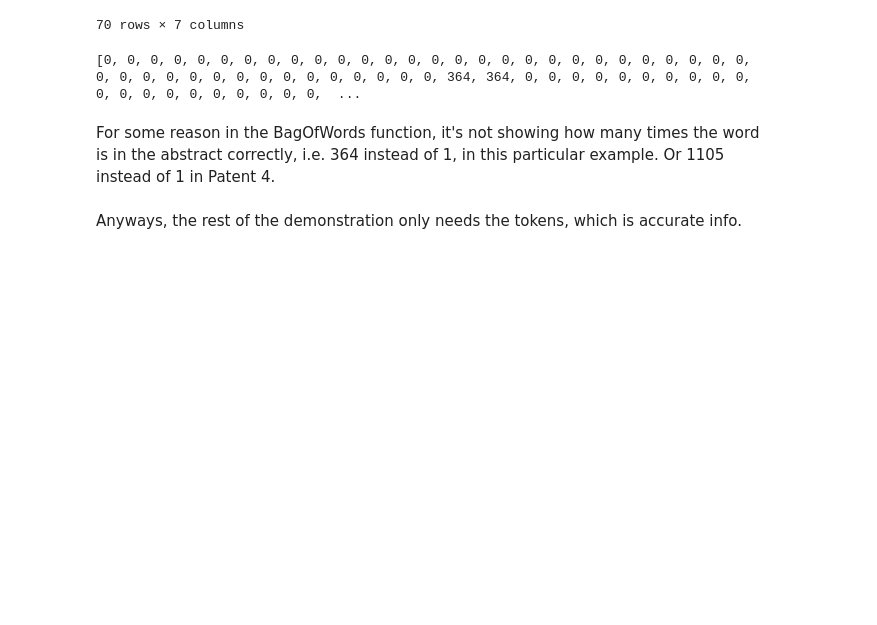
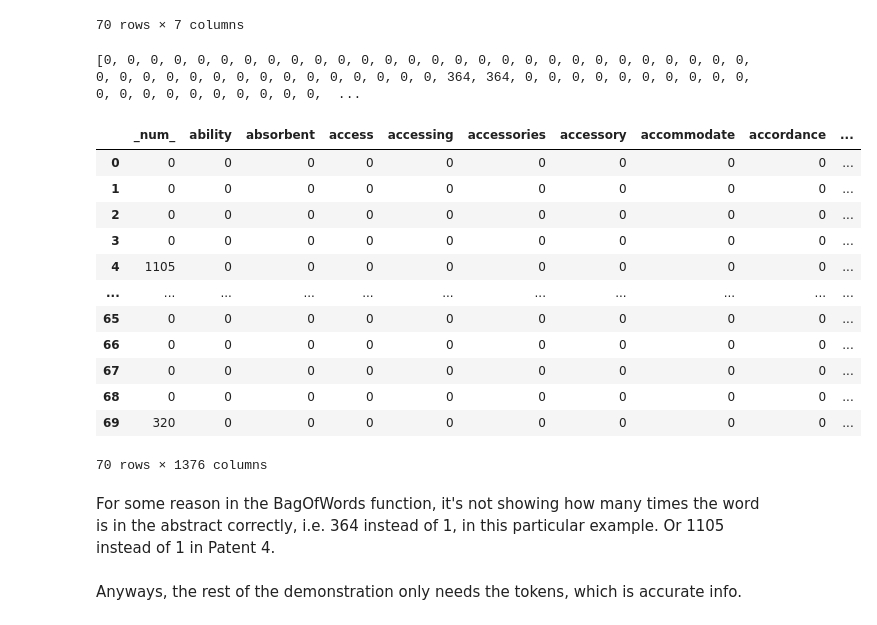
Before and after one commit to GabeAspir/Patent-Prior-Art-Finder, a Jupyter notebook: WithCitations.ipynb, the cells around one changed output. Cells and saved outputs as stored; diff of their text form; code cells hidden in the pictures; blank space fills up the shorter version.

```diff
--- a/WithCitations.ipynb
+++ b/WithCitations.ipynb
@@ -11,6 +18,7 @@ from sklearn.metrics.pairwise import cosine_similarity
 # %%
 #Will read the .json to a dataframe
-jsonObject1 = pd.io.json.read_json('/content/JsonTTPatentsWithcitations.json')
+jsonObject1= pd.io.json.read_json("JsonTTPatentsWithcitations.json")
+#jsonObject1 = pd.io.json.read_json('/content/JsonTTPatentsWithcitations.json')
 jsonObject1
 # %% [output]
 |  | publication_number | abstract_en | citations | CPCs |
@@ -47,8 +55,22 @@ dframe
 70 rows × 7 columns
 # %%
 print(dframe.at[0,'BagOfWords'])
+myPaf.word_count_matrix
 # %% [output]
 [0, 0, 0, 0, 0, 0, 0, 0, 0, 0, 0, 0, 0, 0, 0, 0, 0, 0, 0, 0, 0, 0, 0, 0, 0, 0, 0, 0, 0, 0, 0, 0, 0, 0, 0, 0, 0, 0, 0, 0, 0, 0, 0, 364, 364, 0, 0, 0, 0, 0, 0, 0, 0, 0, 0, 0, 0, 0, 0, 0, 0, 0, 0, 0, 0,  ...
+|  | _num_ | ability | absorbent | access | accessing | accessories | accessory | accommodate | accordance | ... |
+| 0 | 0 | 0 | 0 | 0 | 0 | 0 | 0 | 0 | 0 | ... |
+| 1 | 0 | 0 | 0 | 0 | 0 | 0 | 0 | 0 | 0 | ... |
+| 2 | 0 | 0 | 0 | 0 | 0 | 0 | 0 | 0 | 0 | ... |
+| 3 | 0 | 0 | 0 | 0 | 0 | 0 | 0 | 0 | 0 | ... |
+| 4 | 1105 | 0 | 0 | 0 | 0 | 0 | 0 | 0 | 0 | ... |
+| ... | ... | ... | ... | ... | ... | ... | ... | ... | ... | ... |
+| 65 | 0 | 0 | 0 | 0 | 0 | 0 | 0 | 0 | 0 | ... |
+| 66 | 0 | 0 | 0 | 0 | 0 | 0 | 0 | 0 | 0 | ... |
+| 67 | 0 | 0 | 0 | 0 | 0 | 0 | 0 | 0 | 0 | ... |
+| 68 | 0 | 0 | 0 | 0 | 0 | 0 | 0 | 0 | 0 | ... |
+| 69 | 320 | 0 | 0 | 0 | 0 | 0 | 0 | 0 | 0 | ... |
+70 rows × 1376 columns
 # %% [markdown]
 For some reason in the BagOfWords function, it's not showing how many times the word is in the abstract correctly, i.e. 364 instead of 1, in this particular example. Or 1105 instead of 1 in Patent 4.
 # %% [markdown]
```
Also changed, not shown: parts of 1 cell of this notebook, 3 other files.
